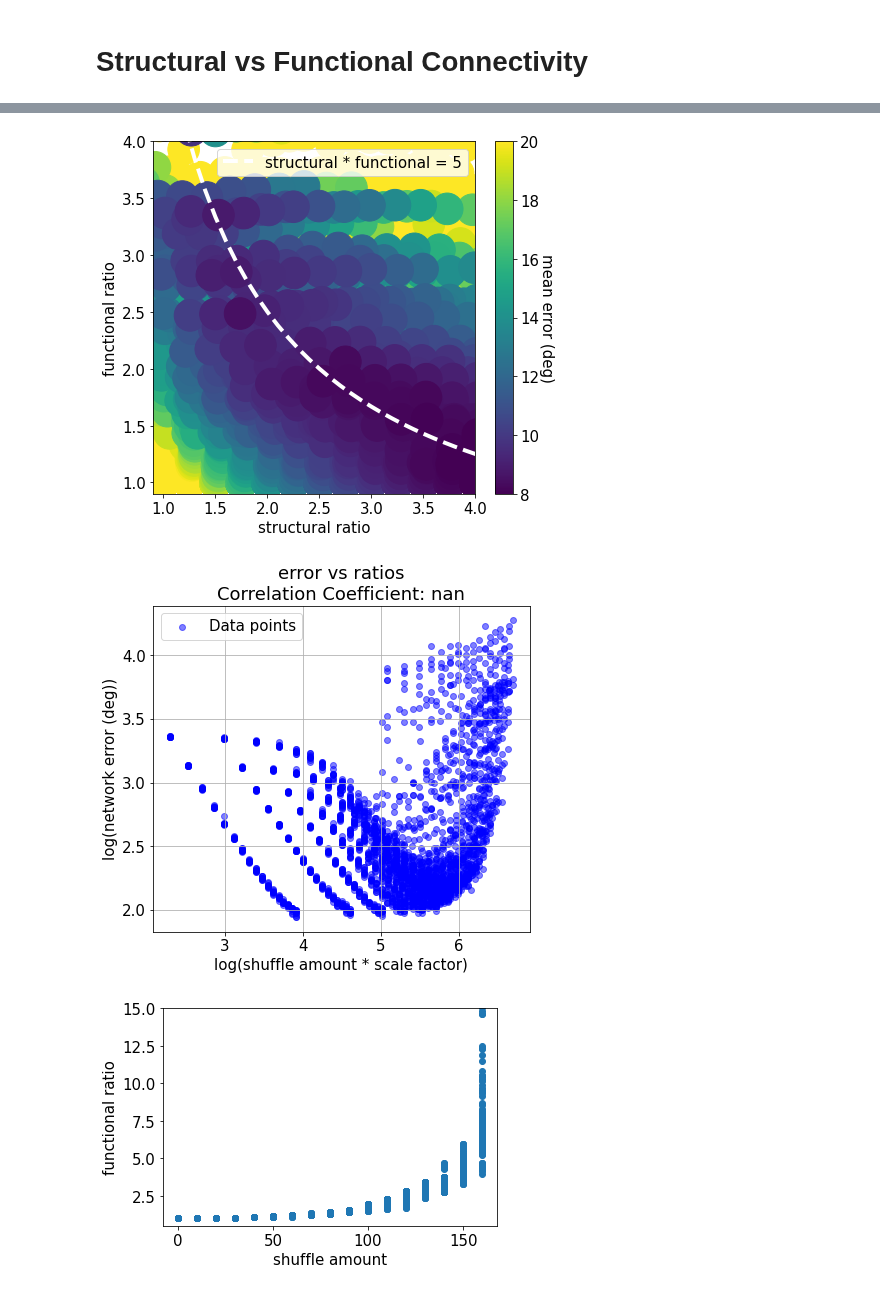
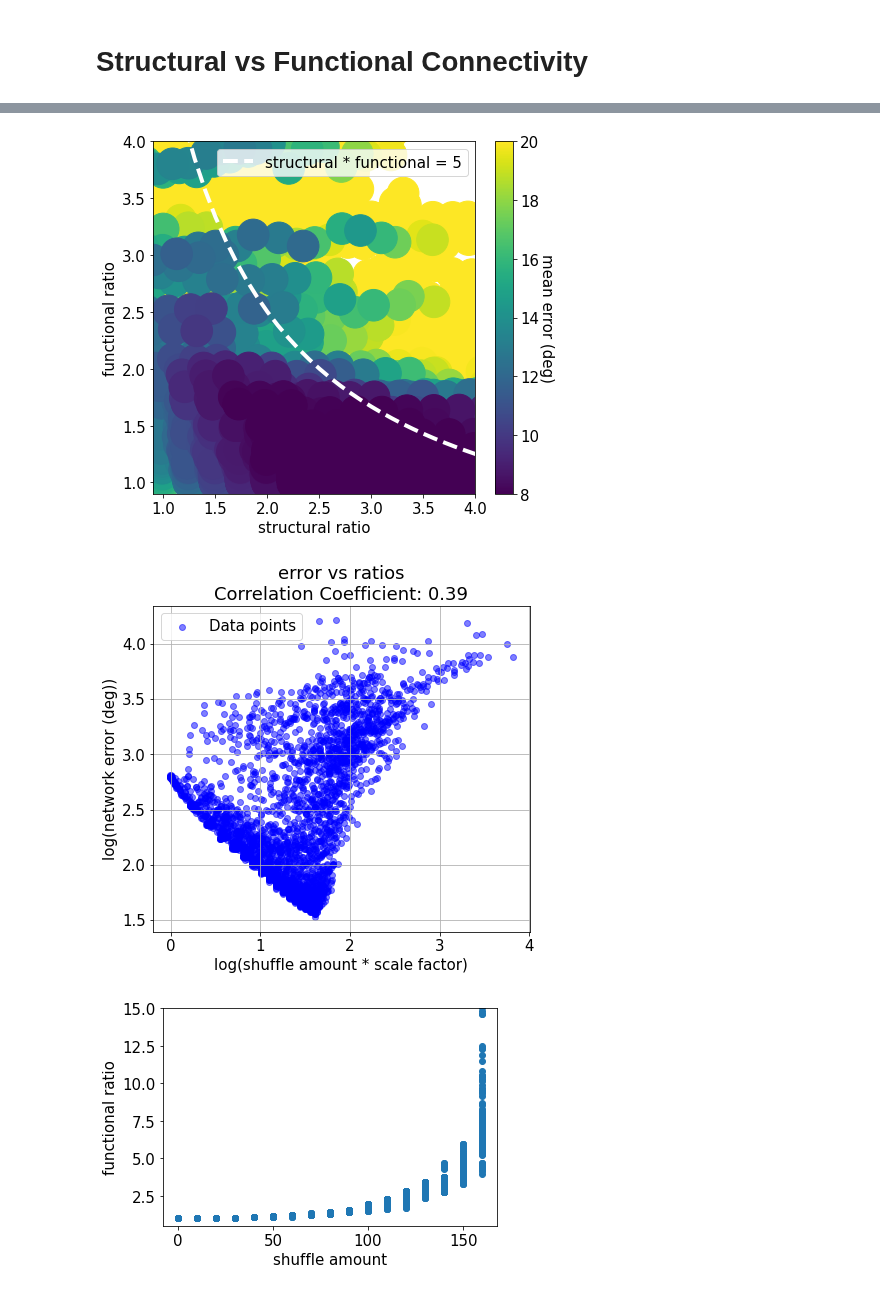
Before and after one commit to azaho/ccn_story3, a Jupyter notebook: radius.ipynb, the cells around one changed output, grey strips where cells are left out. Saved outputs shown, nothing was run; the diff lists cells and outputs as text; code cells hidden in the pictures.

```diff
--- a/radius.ipynb
+++ b/radius.ipynb
@@ -8,15 +11,12 @@ import os
 # %% [markdown]
 # Scale factor vs shuffle amount
 # %%
-shuffle_amount = 80.0
-scale_factor = 1.0
-
 def load_network_errors(shuffle_amount, scale_factor):
     randoms = np.arange(10)
     errors = []
     for random in randoms:
-        filename = f"hdreshufflerelCTRNN_2DIR1O_dr100_n0.1_la0_sa{shuffle_amount:1}_sf{scale_factor:1}_dp0.5_r{random}"
-        filename = f"data_json_hdreshuffle_and_ratio/{filename}.json"
+        filename = f"hdreshuffle_and_ratioCTRNN_2DIR1O_dr100_n0.1_la0_sa{shuffle_amount:1}_sf{scale_factor:1}_e{exponent:.1f}_dp1.0_r{random}"
+        filename = f"{dir_name}/{filename}.json"
         if os.path.isfile(filename):
             with open(filename) as f: info = json.load(f)
             errors.append(info["error_distractor"][2])
@@ -50,9 +50,9 @@ shuffle_amount = 80.0
 scale_factor = 1.0
 
 def load_structural_functional_connectivity_and_error(shuffle_amount, scale_factor, random):
-    filename = f"hdreshufflerelCTRNN_2DIR1O_dr100_n0.1_la0_sa{shuffle_amount:1}_sf{scale_factor:1}_dp0.5_r{random}"
+    filename = f"hdreshuffle_and_ratioCTRNN_2DIR1O_dr100_n0.1_la0_sa{shuffle_amount:1}_sf{scale_factor:1}_e{exponent:.1f}_dp1.0_r{random}"
 
-    filename1 = f"data_json_hdreshuffle_and_ratio/{filename}.json"
+    filename1 = f"{dir_name}/{filename}.json"
     if os.path.isfile(filename1):
         with open(filename1) as f: info = json.load(f)
         info = {"error": info["error_distractor"][2]}
@@ -60,7 +60,7 @@ def load_structural_functional_connectivity_and_error(shuffle_amount, scale_fact
         print(f"does not exist: {filename1}")
         return None
 
-    filename2 = f"data_json_hdreshuffle_and_ratio/{filename}_connectivity.json"
+    filename2 = f"{dir_name}/{filename}_connectivity.json"
     if os.path.isfile(filename2):
         with open(filename2) as f: info.update(json.load(f))
     else:
@@ -123,7 +105,7 @@ plt.xlim(.9, 4)
 plt.tight_layout()
 plt.show()
 # %% [output]
-[figure, old version]
+[figure, new version]
 # %%
 x = factors.reshape(-1, 5)[:, 1]
 y = factors.reshape(-1, 5)[:, 2]
@@ -136,41 +118,41 @@ filter = (e<30) & (x>0.9) & (x<4.1) & (y>0.9) & (y<3.1) & (x*y<4.1)
 filter = np.array([True] * len(e))
 
 
-t = sf[filter]*sa[filter]
+t = x[filter]*y[filter]
 k = e[filter]
 
 t, k = np.log(t), np.log(k)
 
 fig = plt.figure(figsize=(4.5*1.5, 4*1.5))
 plt.rc('font', **{'family': 'DejaVu Sans', 'weight': 'normal', 'size': 15})
 
 # Calculate the best-fit line
 #slope, intercept = np.polyfit(t, k, 1)
 #line = slope * t + intercept
 
 # Calculate the correlation coefficient
 corr_coeff = np.corrcoef(t, k)[0, 1]
 
 # Create a scatter plot
 plt.scatter(t, k, label='Data points', color='blue', alpha=0.5)
 
 # Create a line plot for the best-fit line
 #plt.plot(t, line, label=f'Best fit: y={slope:.2f}x+{intercept:.2f}', color='red')
 
 # Add labels and a legend
 plt.xlabel('log(shuffle amount * scale factor)')
 plt.ylabel('log(network error (deg))')
 plt.title(f'error vs ratios\nCorrelation Coefficient: {corr_coeff:.2f}')
 plt.legend()
 
 #plt.ylim(5, 30)
 #plt.xlim(0.5, 15)
 
 # Show the plot
 plt.grid(True)
 plt.show()
 # %% [output]
-[figure, old version]
+[figure, new version]
 # %%
 plt.scatter(sa[filter], y[filter])
 plt.xlabel("shuffle amount")
```
Also changed, not shown: parts of 3 cells of this notebook, 11 other files.
